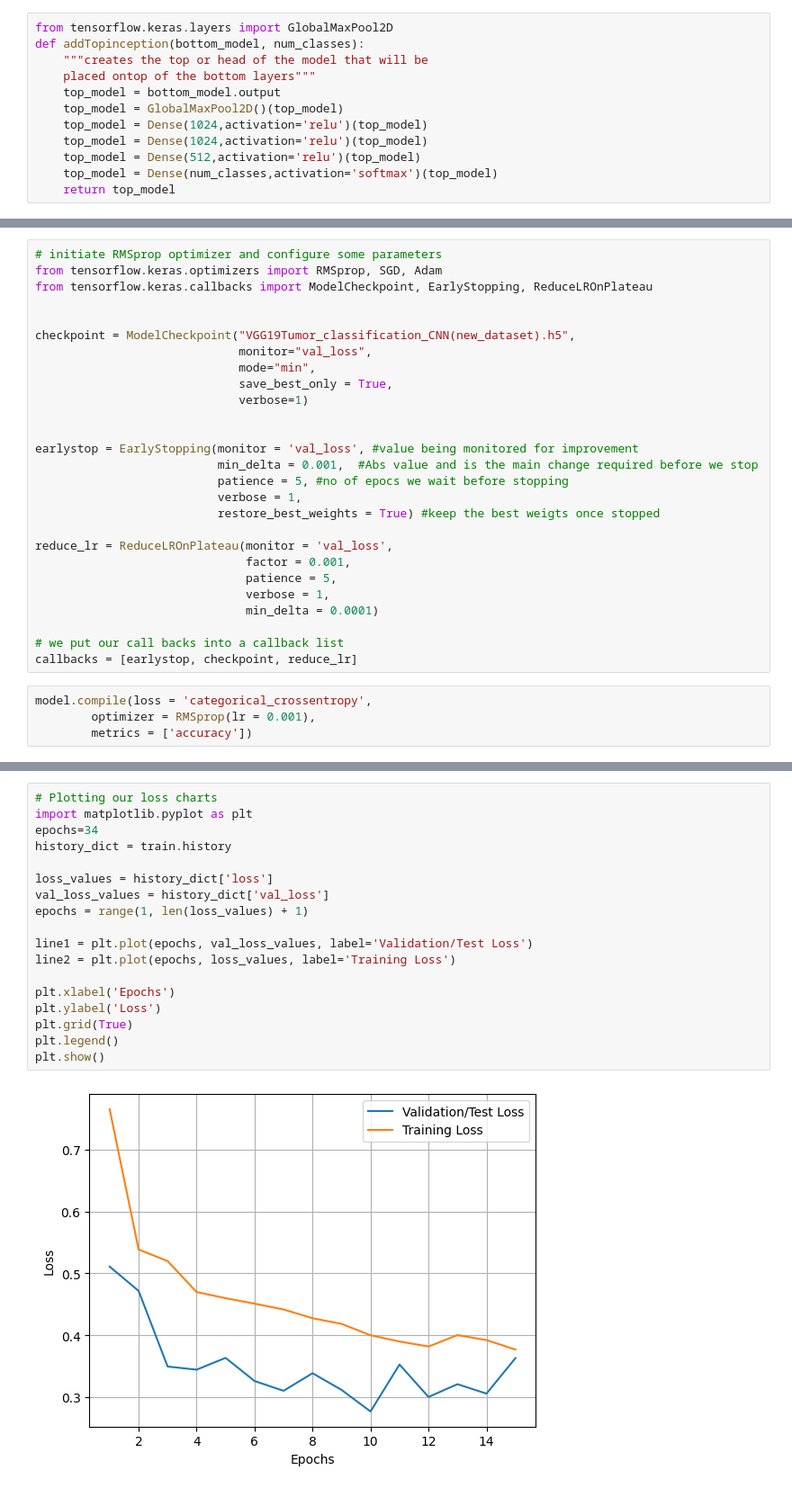
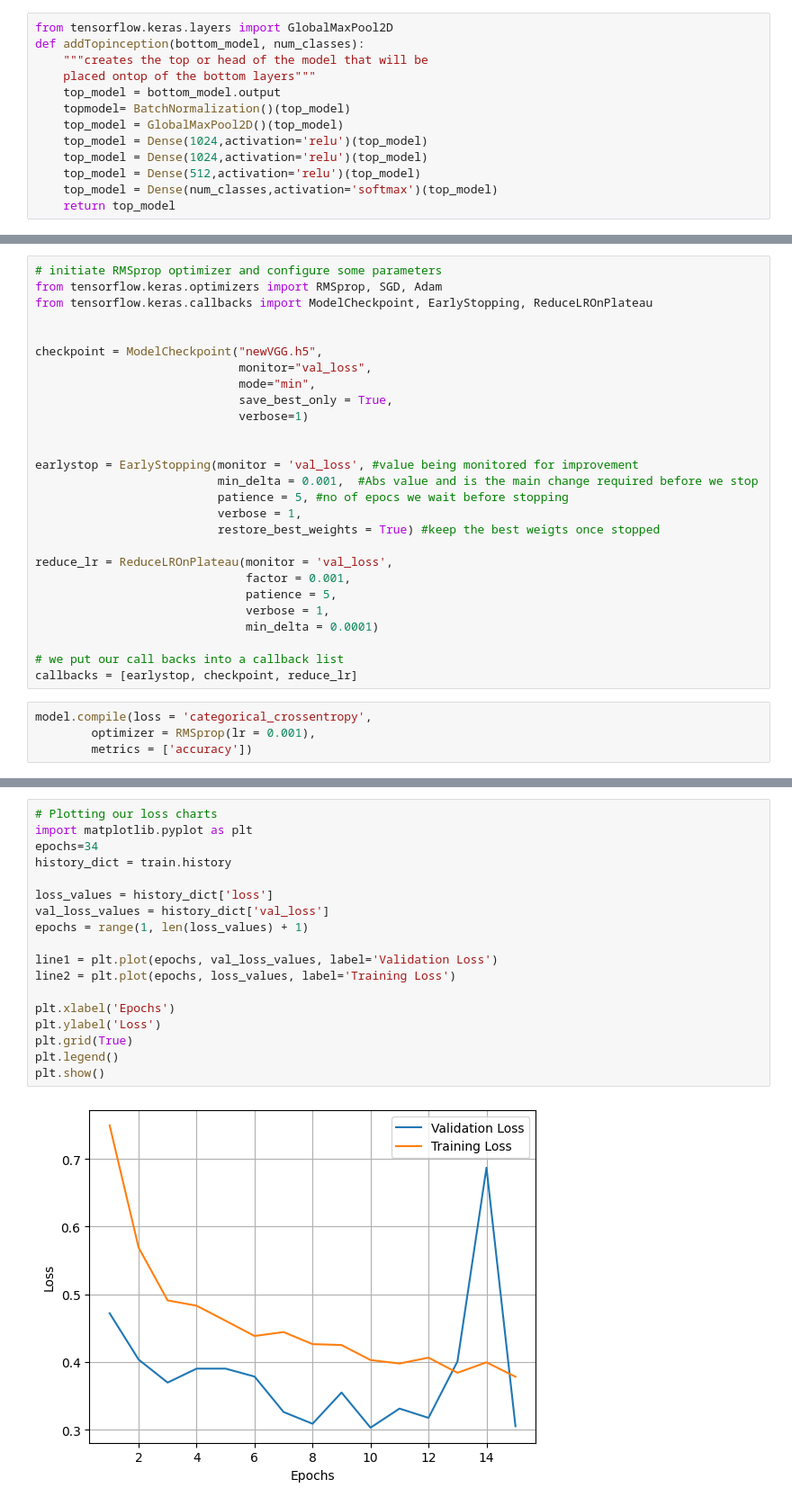
Before and after one commit to kashyap2058/AI, a Jupyter notebook: VGG_tumor_detection/VGG19_tumor_detection.ipynb, the cells around one changed output, grey strips where cells are left out. Shown: that part at 90% size. Drawn from its saved outputs; the diff is of its cells as text.

```diff
--- a/VGG_tumor_detection/VGG19_tumor_detection.ipynb
+++ b/VGG_tumor_detection/VGG19_tumor_detection.ipynb
@@ -104,6 +115,7 @@ def addTopinception(bottom_model, num_classes):
     """creates the top or head of the model that will be
     placed ontop of the bottom layers"""
     top_model = bottom_model.output
+    topmodel= BatchNormalization()(top_model)
     top_model = GlobalMaxPool2D()(top_model)
     top_model = Dense(1024,activation='relu')(top_model)
     top_model = Dense(1024,activation='relu')(top_model)
@@ -145,7 +157,7 @@ from tensorflow.keras.optimizers import RMSprop, SGD, Adam
 from tensorflow.keras.callbacks import ModelCheckpoint, EarlyStopping, ReduceLROnPlateau
 
 
-checkpoint = ModelCheckpoint("VGG19Tumor_classification_CNN(new_dataset).h5",
+checkpoint = ModelCheckpoint("newVGG.h5",
                              monitor="val_loss",
                              mode="min",
                              save_best_only = True,
@@ -233,23 +245,23 @@ WARNING:tensorflow:Your input ran out of data; interrupting training. Make sure
 # %%
 # Plotting our loss charts
 import matplotlib.pyplot as plt
 epochs=34
 history_dict = train.history
 
 loss_values = history_dict['loss']
 val_loss_values = history_dict['val_loss']
 epochs = range(1, len(loss_values) + 1)
 
-line1 = plt.plot(epochs, val_loss_values, label='Validation/Test Loss')
+line1 = plt.plot(epochs, val_loss_values, label='Validation Loss')
 line2 = plt.plot(epochs, loss_values, label='Training Loss')
 
 plt.xlabel('Epochs')
 plt.ylabel('Loss')
 plt.grid(True)
 plt.legend()
 plt.show()
 # %% [output]
-[figure, old version]
+[figure, new version]
 # %%
 # Plotting our accuracy charts
 import matplotlib.pyplot as plt
```
Also changed, not shown: parts of 9 cells of this notebook.
